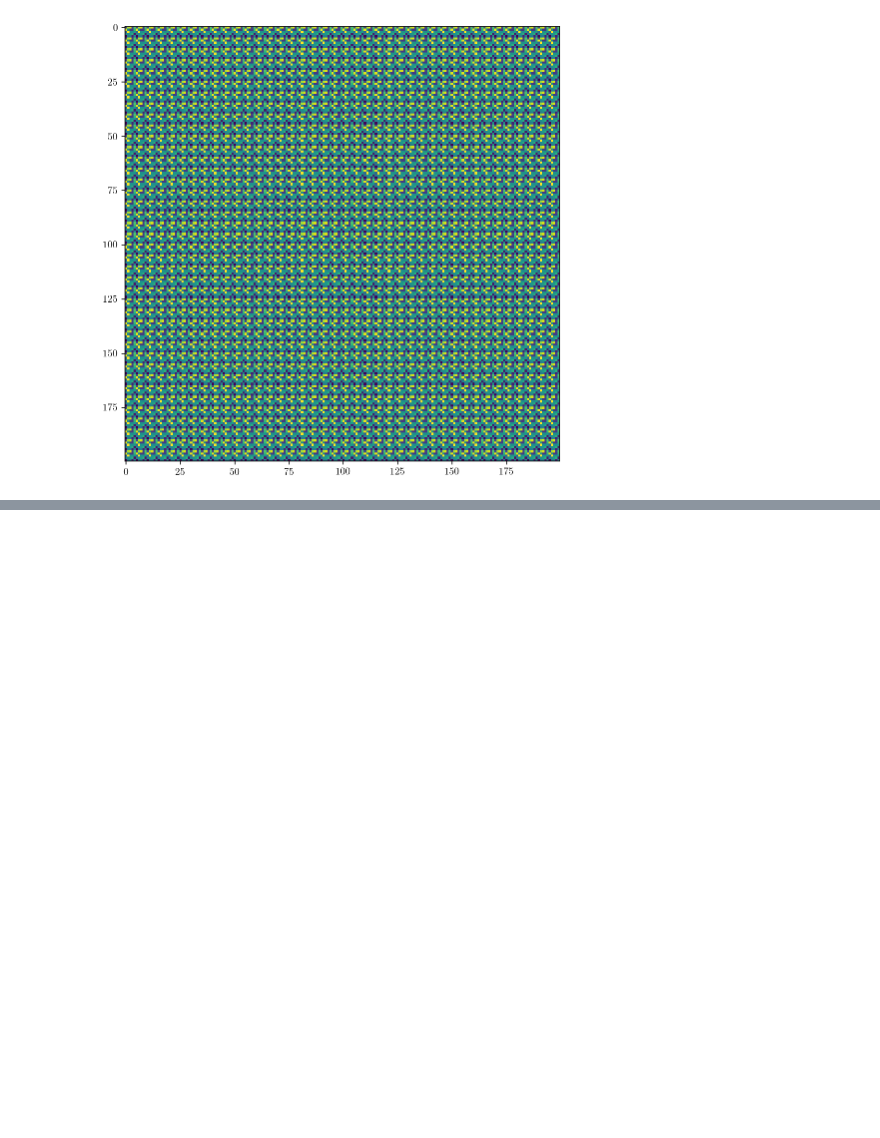
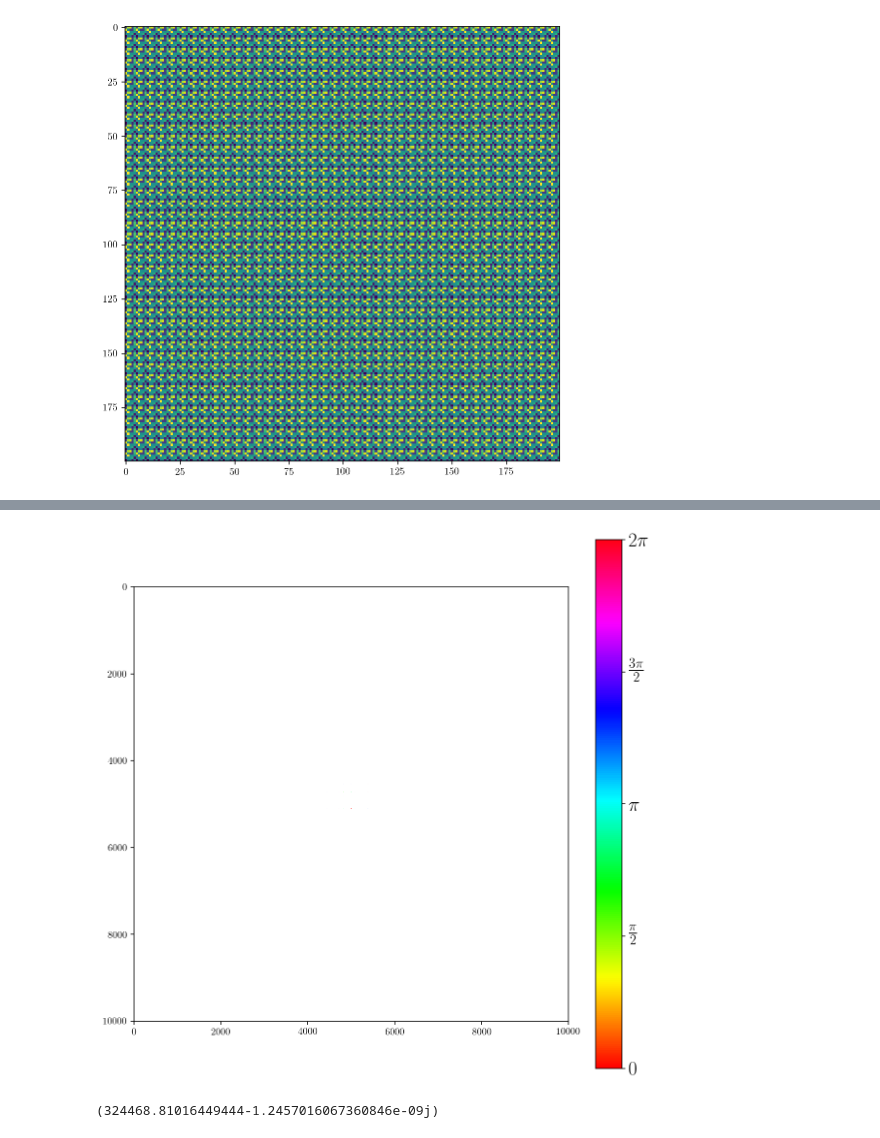
Before and after one commit to Hekstra-Lab/phase-retrieval, a Jupyter notebook: lattices.ipynb, the cells around one changed output, grey strips where cells are left out. Drawn from its saved outputs; the diff is of its cells as text; code cells hidden in the pictures; blank space fills up the shorter version.

```diff
--- a/lattices.ipynb
+++ b/lattices.ipynb
@@ -144,0 +123,11 @@ np.sqrt(2**2+3**2)
+# %%
+rings = gaussian_lattice(10,500,20, circ_mu)
+ft_rings = np.fft.fft2(rings)
+# %%
+phase_intensity_plot(np.fft.fftshift(ft_rings))
+# %% [output]
+[figure, added]
+# %%
+np.sum(ft_rings[ft_rings>0])
+# %% [output]
+(324468.81016449444-1.2457016067360846e-09j)
```
Also changed, not shown: parts of 19 cells of this notebook.
